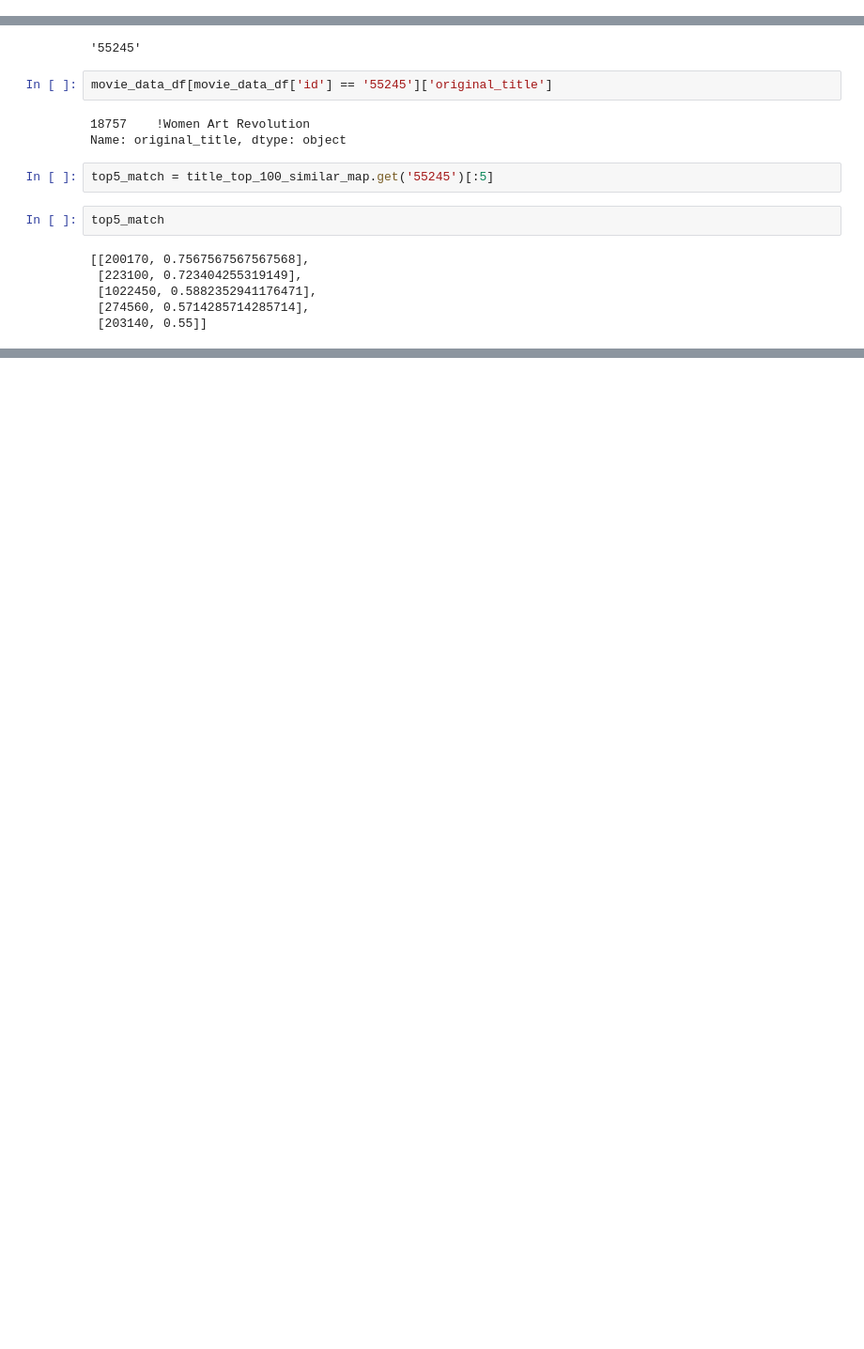
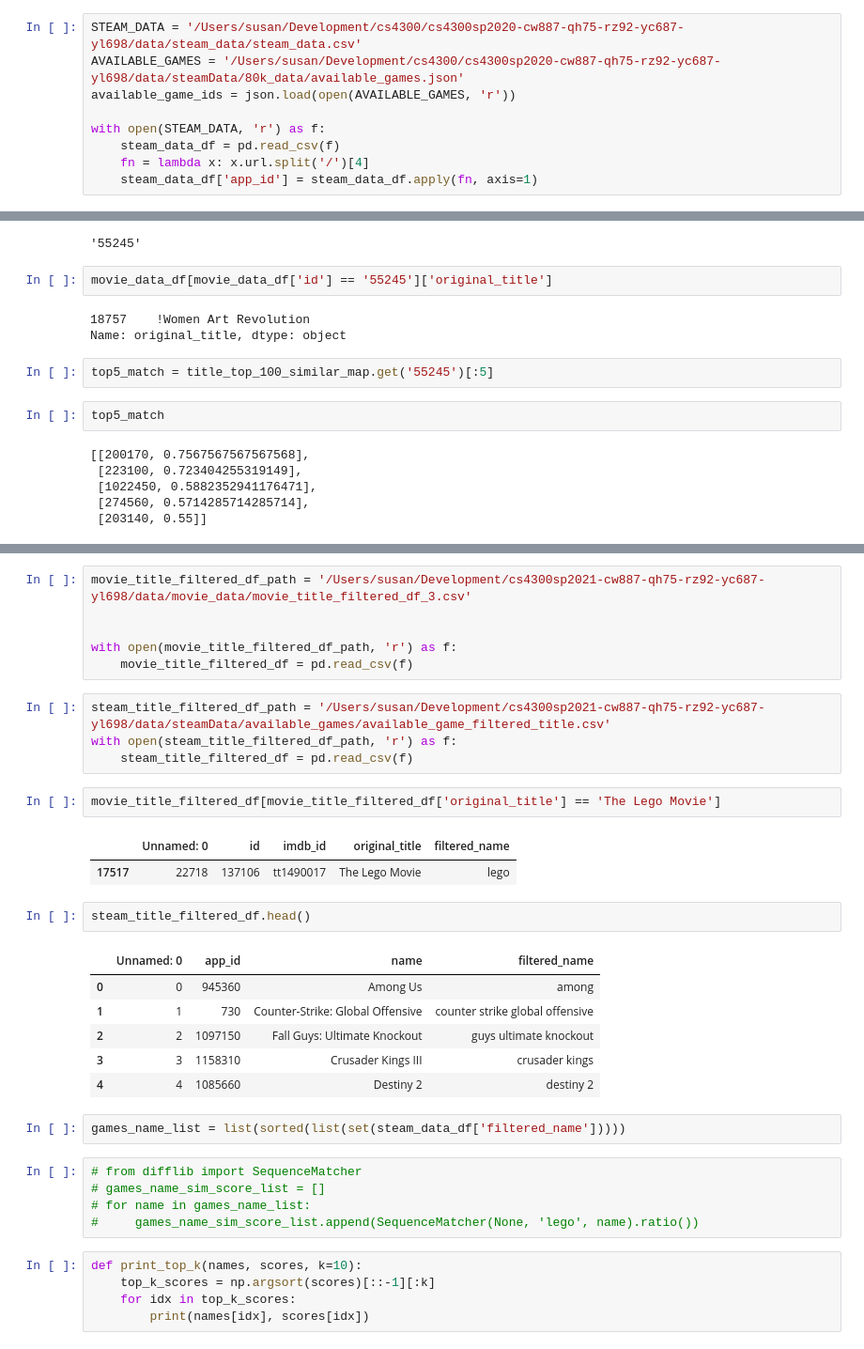
Before and after one commit to viviancaiyw/CS4300, a Jupyter notebook: data/titles_analysis.ipynb, the cells around one changed output, grey strips where cells are left out. Shown at 94% size. Drawn from its saved outputs; the diff is of its cells as text; blank space fills up the shorter version.

Commit message:
[data] title analysis

```diff
--- a/data/titles_analysis.ipynb
+++ b/data/titles_analysis.ipynb
@@ -457,0 +427,9 @@ mov_id_to_filtered_title
+# %%
+STEAM_DATA = '/Users/susan/Development/cs4300/cs4300sp2020-cw887-qh75-rz92-yc687-yl698/data/steam_data/steam_data.csv'
+AVAILABLE_GAMES = '/Users/susan/Development/cs4300/cs4300sp2020-cw887-qh75-rz92-yc687-yl698/data/steamData/80k_data/available_games.json'
+available_game_ids = json.load(open(AVAILABLE_GAMES, 'r'))
+
+with open(STEAM_DATA, 'r') as f:
+    steam_data_df = pd.read_csv(f)
+    fn = lambda x: x.url.split('/')[4]
+    steam_data_df['app_id'] = steam_data_df.apply(fn, axis=1)
@@ -512,3 +537,39 @@ steam_data_df[steam_data_df['app_id'] == '200170']
 # %% [output]
 |  | url | name | categories | img_url | user_reviews | all_reviews | date | developer | publisher | ... |
 | 2596 | https://store.steampowered.com/ap... | Worms Revolution | Single-playerSteam AchievementsSt... | https://steamcdn-a.akamaihd.net/s... | Very Positive(54)- 83% of the 54 ... | Very Positive(3,687)- 84% of the ... | Oct 10, 2012 | Team17 Digital Ltd | Team17 Digital Ltd | ... |
+# %%
+movie_title_filtered_df_path = '/Users/susan/Development/cs4300sp2021-cw887-qh75-rz92-yc687-yl698/data/movie_data/movie_title_filtered_df_3.csv'
+
+
+with open(movie_title_filtered_df_path, 'r') as f:
+    movie_title_filtered_df = pd.read_csv(f)
+# %%
+steam_title_filtered_df_path = '/Users/susan/Development/cs4300sp2021-cw887-qh75-rz92-yc687-yl698/data/steamData/available_games/available_game_filtered_title.csv'
+with open(steam_title_filtered_df_path, 'r') as f:
+    steam_title_filtered_df = pd.read_csv(f)
+# %%
+movie_title_filtered_df[movie_title_filtered_df['original_title'] == 'The Lego Movie']
+# %% [output]
+|  | Unnamed: 0 | id | imdb_id | original_title | filtered_name |
+| 17517 | 22718 | 137106 | tt1490017 | The Lego Movie | lego |
+# %%
+steam_title_filtered_df.head()
+# %% [output]
+|  | Unnamed: 0 | app_id | name | filtered_name |
+| 0 | 0 | 945360 | Among Us | among |
+| 1 | 1 | 730 | Counter-Strike: Global Offensive | counter strike global offensive |
+| 2 | 2 | 1097150 | Fall Guys: Ultimate Knockout | guys ultimate knockout |
+| 3 | 3 | 1158310 | Crusader Kings III | crusader kings |
+| 4 | 4 | 1085660 | Destiny 2 | destiny 2 |
+# %%
+games_name_list = list(sorted(list(set(steam_data_df['filtered_name']))))
+# %%
+# from difflib import SequenceMatcher
+# games_name_sim_score_list = []
+# for name in games_name_list:
+#     games_name_sim_score_list.append(SequenceMatcher(None, 'lego', name).ratio())
+# %%
+def print_top_k(names, scores, k=10):
+    top_k_scores = np.argsort(scores)[::-1][:k]
+    for idx in top_k_scores:
+        print(names[idx], scores[idx])
```
Also changed, not shown: parts of 65 cells of this notebook, 5 other files.
